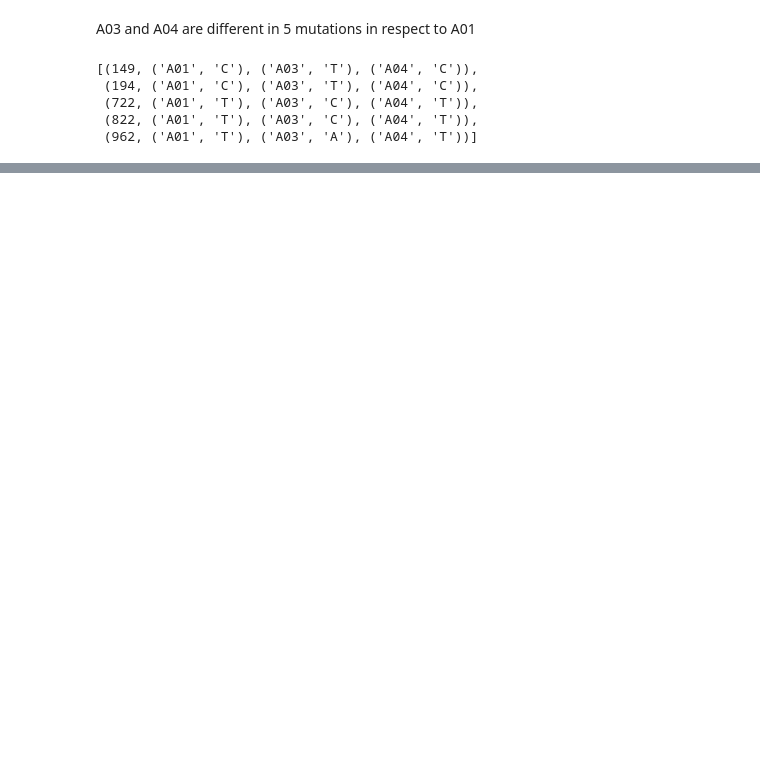
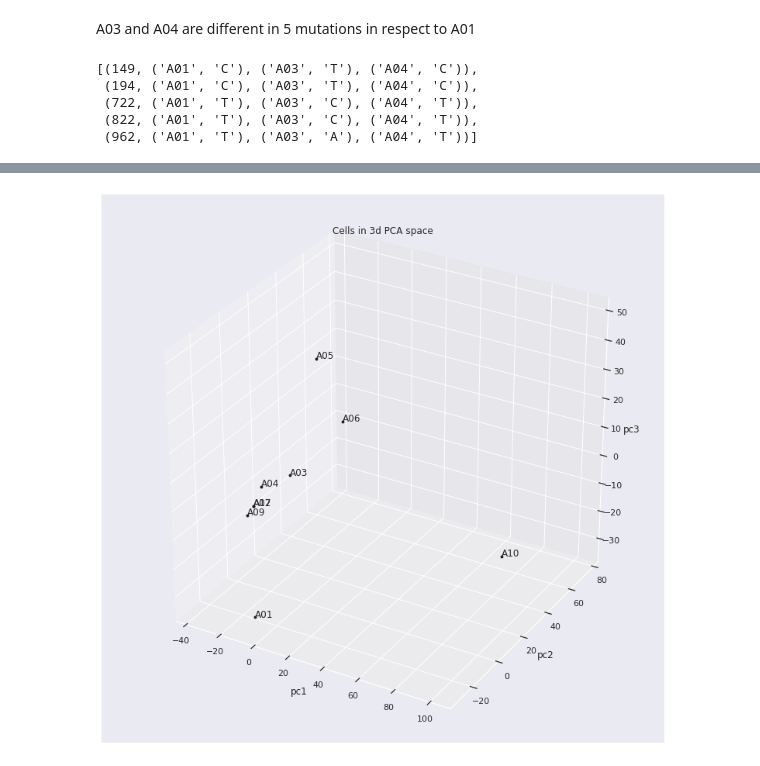
Before and after one commit to deepcelllineage/mitolin, a Jupyter notebook: nb/fasta similarity.ipynb, the cells around one changed output, grey strips where cells are left out. Cells and saved outputs as stored; diff of their text form; code cells hidden in the pictures; blank space fills up the shorter version.

```diff
--- a/nb/fasta similarity.ipynb
+++ b/nb/fasta similarity.ipynb
@@ -28,8 +34,6 @@ for i in range(0, len(fsts)):
             cntr = 0
             bit = np.zeros(len(fsts[i]),dtype=int)
             for k in range(len(fsts[i])):
-                if fsts[i][k] != fsts[j][k]:
-                    cntr +=1
-                    bit[k] =  1
+                if fsts[i][k] != fsts[j][k]: cntr +=1; bit[k] =  1
             bits[(labels[i],labels[j])] = bit
             diffs[i][j] = (1 - cntr/len(fsts[i]))*100
@@ -63,3 +67,26 @@ df
 | A12 | 99.912281 | 90.789474 | 100.000000 | 99.912281 | 78.333333 | 46.052632 | 100.000000 | 89.035088 | 99.649123 |
 | A05 | 89.122807 | 80.000000 | 89.035088 | 88.947368 | 67.807018 | 46.403509 | 89.035088 | 100.000000 | 88.859649 |
 | A03 | 99.561404 | 90.438596 | 99.649123 | 99.561404 | 78.333333 | 46.140351 | 99.649123 | 88.859649 | 100.000000 |
+# %%
+word_vectors = Word2Vec.load_word2vec_format('/data/genomes/embeddings/dna2vec-20190612-1611-k10to10-100d-10c-4870Mbp-sliding-kPR.w2v')
+# %%
+X = []
+for seq in fsts:
+    vectors = word_vectors[["".join(seq[i:i+10]) for i in range(len(seq)-10)]]
+    X.append(np.sum(vectors, axis=0))
+# %%
+pca = PCA(n_components=3)
+%time X3 = pca.fit_transform(X)
+X3_df = pd.DataFrame(data=X3, columns=["pc1",'pc2',"pc3"], index=labels)
+
+fig = plt.figure(figsize=(13,13))
+ax = fig.add_subplot(111,projection="3d")
+for cell in X3_df.index:
+    ax.scatter(X3_df.loc[cell,"pc1"],X3_df.loc[cell,"pc2"],X3_df.loc[cell,"pc3"], marker="o",s=8,color='k', label = cell)
+    ax.text(X3_df.loc[cell,"pc1"],X3_df.loc[cell,"pc2"],X3_df.loc[cell,"pc3"], cell, size=12)
+ax.set_xlabel('pc1')
+ax.set_ylabel('pc2')
+ax.set_zlabel('pc3')
+ax.set_title("Cells in 3d PCA space")
+plt.show()
+# %% [output]
@@ -65,0 +95 @@ df
+[figure, added]
```
Also changed, not shown: parts of 7 cells of this notebook.
